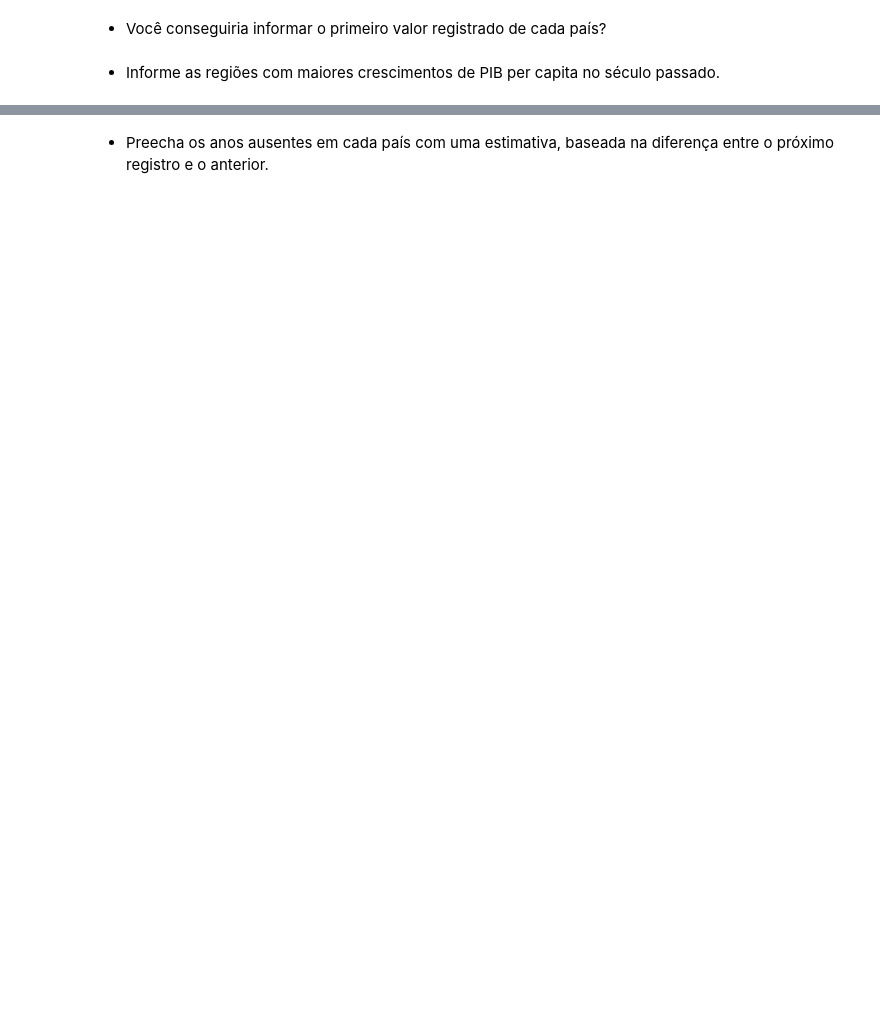
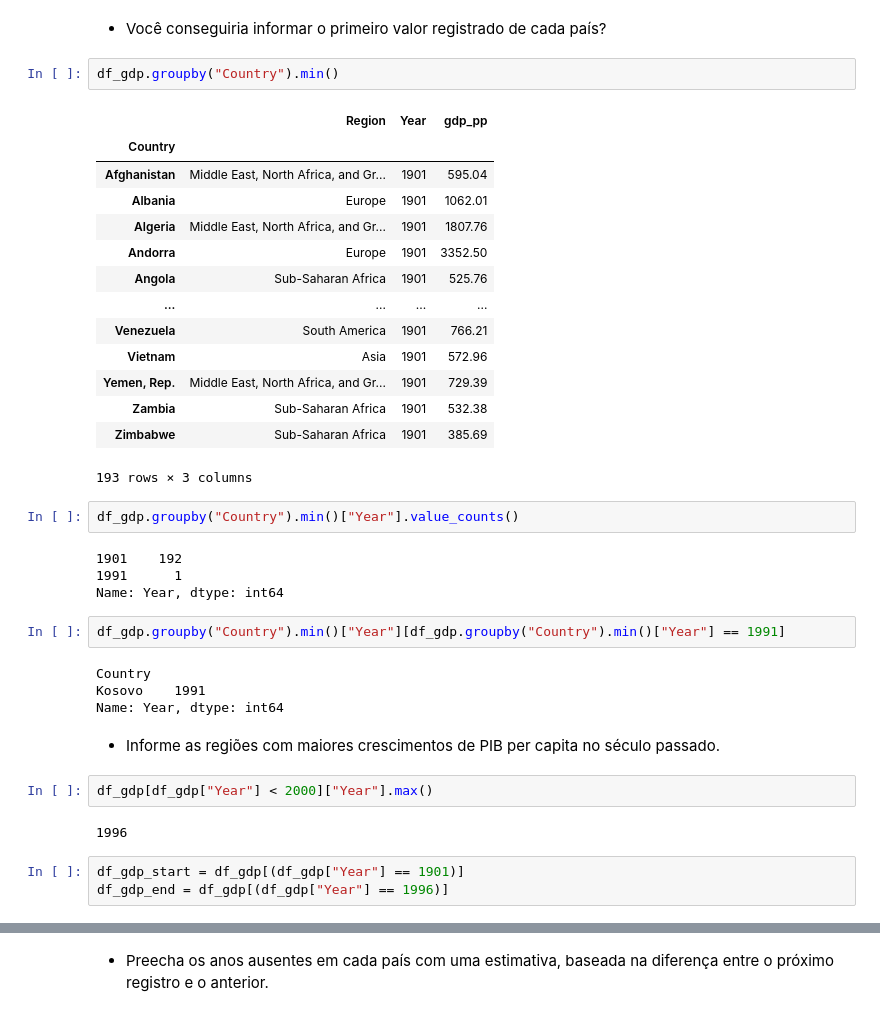
Before and after one commit to devjoaomelo/Analise-obesidade-pandas-numpy, a Jupyter notebook: Projeto-analise-obesidade.ipynb, the cells around one changed output, grey strips where cells are left out. Drawn from its saved outputs; the diff is of its cells as text; blank space fills up the shorter version.

```diff
--- a/Projeto-analise-obesidade.ipynb
+++ b/Projeto-analise-obesidade.ipynb
@@ -103,4 +168,40 @@ df_gdp = pd.read_csv("Datasets/GDP.csv", decimal=".")
 # %% [markdown]
 - Você conseguiria informar o primeiro valor registrado de cada país?
+# %%
+df_gdp.groupby("Country").min()
+# %% [output]
+|  | Region | Year | gdp_pp |
+| Country |  |  |  |
+| Afghanistan | Middle East, North Africa, and Gr... | 1901 | 595.04 |
+| Albania | Europe | 1901 | 1062.01 |
+| Algeria | Middle East, North Africa, and Gr... | 1901 | 1807.76 |
+| Andorra | Europe | 1901 | 3352.50 |
+| Angola | Sub-Saharan Africa | 1901 | 525.76 |
+| ... | ... | ... | ... |
+| Venezuela | South America | 1901 | 766.21 |
+| Vietnam | Asia | 1901 | 572.96 |
+| Yemen, Rep. | Middle East, North Africa, and Gr... | 1901 | 729.39 |
+| Zambia | Sub-Saharan Africa | 1901 | 532.38 |
+| Zimbabwe | Sub-Saharan Africa | 1901 | 385.69 |
+193 rows × 3 columns
+# %%
+df_gdp.groupby("Country").min()["Year"].value_counts()
+# %% [output]
+1901    192
+1991      1
+Name: Year, dtype: int64
+# %%
+df_gdp.groupby("Country").min()["Year"][df_gdp.groupby("Country").min()["Year"] == 1991]
+# %% [output]
+Country
+Kosovo    1991
+Name: Year, dtype: int64
 # %% [markdown]
 - Informe as regiões com maiores crescimentos de PIB per capita no século passado.
+# %%
+df_gdp[df_gdp["Year"] < 2000]["Year"].max()
+# %% [output]
+1996
+# %%
+df_gdp_start = df_gdp[(df_gdp["Year"] == 1901)]
+df_gdp_end = df_gdp[(df_gdp["Year"] == 1996)]
```
Also changed, not shown: parts of 19 cells of this notebook.
